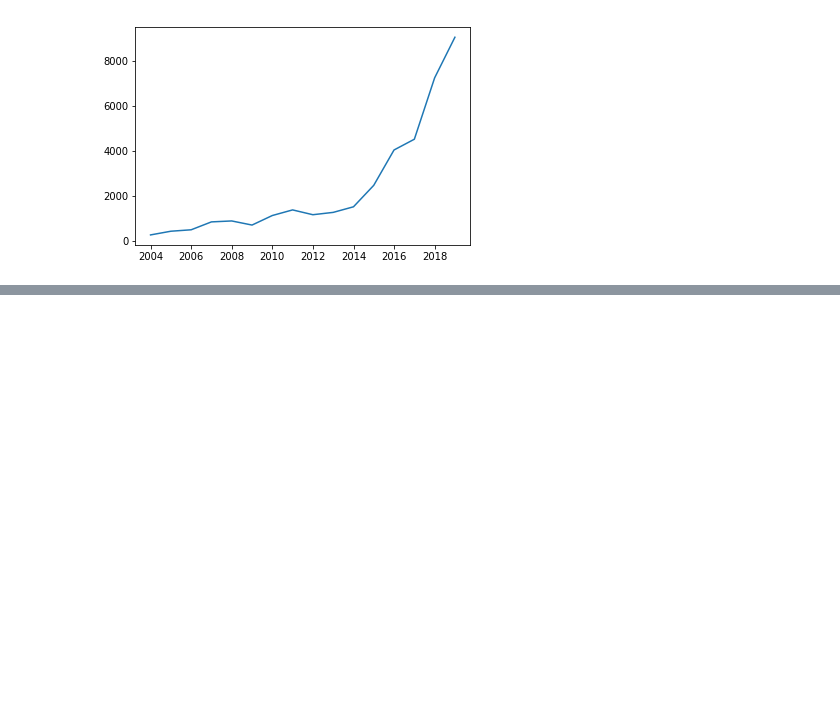
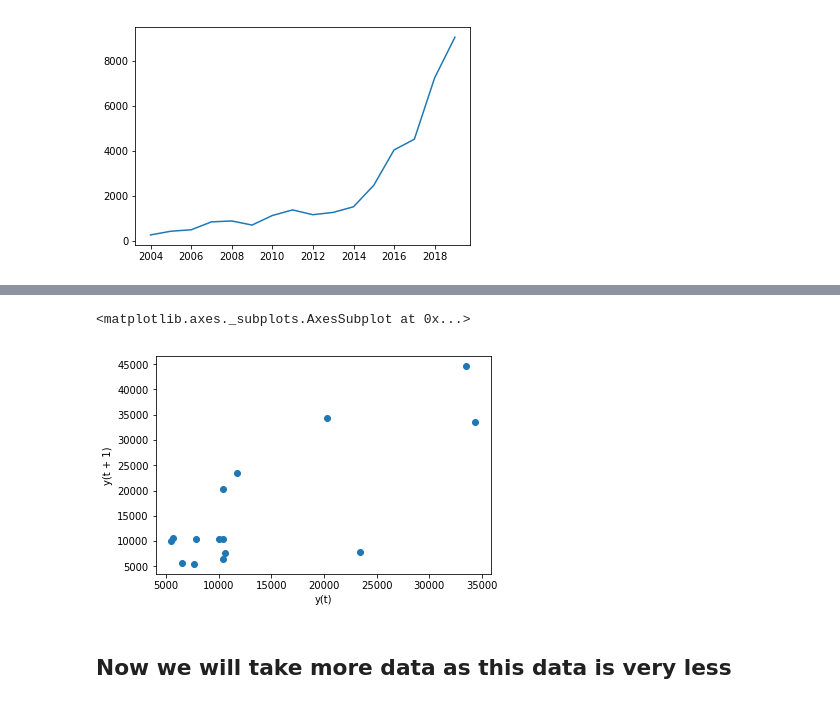
Before and after one commit to anurag19997/Pandas-Practice, a Jupyter notebook: 10minutestopandas.ipynb, the cells around one changed output, grey strips where cells are left out. Cells and saved outputs as stored; diff of their text form; code cells hidden in the pictures; blank space fills up the shorter version.

```diff
--- a/10minutestopandas.ipynb
+++ b/10minutestopandas.ipynb
@@ -380,0 +443,8 @@ plt.plot(turnover_series.Date, turnover_series['Turnover (Lacs)'])
+# %%
+from pandas.plotting import lag_plot
+lag_plot(turnover_series.turnover)
+# %% [output]
+<matplotlib.axes._subplots.AxesSubplot at 0x...>
+[figure, added]
+# %% [markdown]
+## Now we will take more data as this data is very less
```
Also changed, not shown: parts of 15 cells of this notebook.
